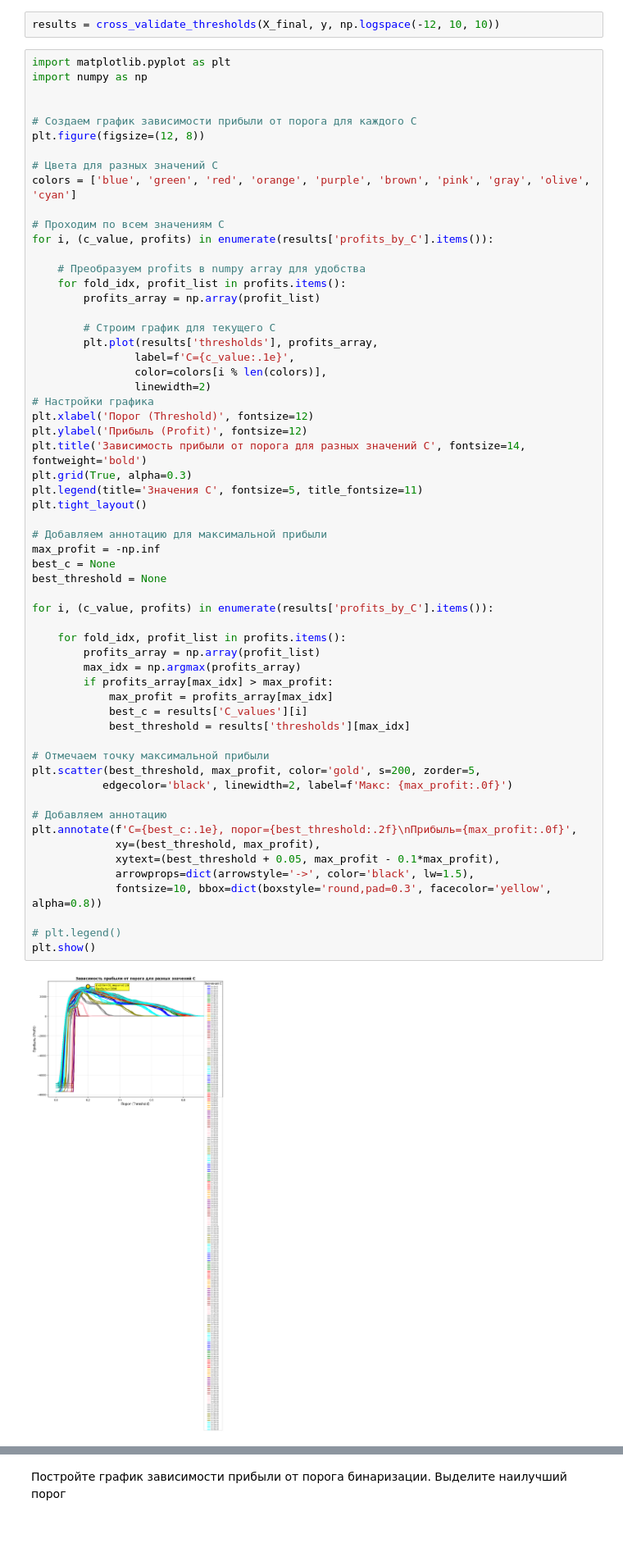
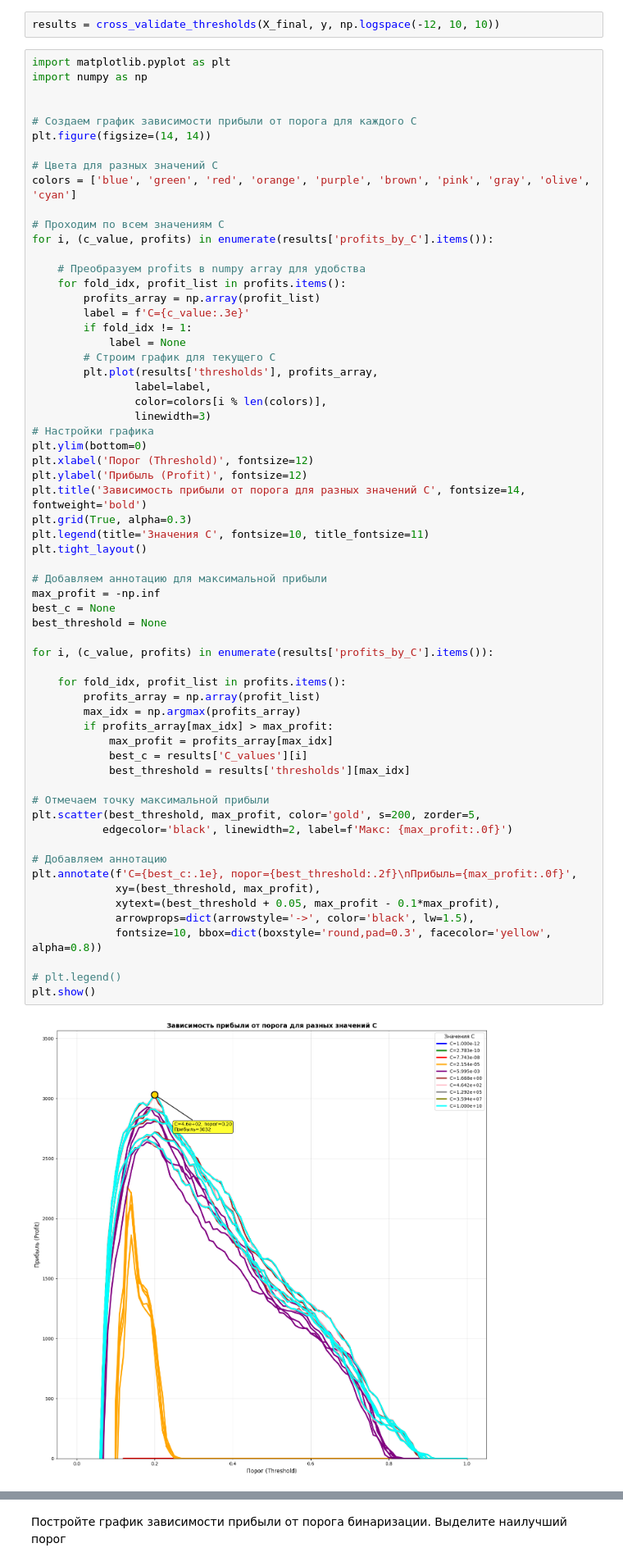
Before and after one commit to Uralbeckins/ML-Sokolov-Course, a Jupyter notebook: homework_practice_04_linclass.ipynb, the cells around one changed output, grey strips where cells are left out. Shown at 82% size. Drawn from its saved outputs; the diff is of its cells as text; blank space fills up the shorter version.

```diff
--- a/homework_practice_04_linclass.ipynb
+++ b/homework_practice_04_linclass.ipynb
@@ -1807,7 +1802,7 @@ import numpy as np
 
 
 # Создаем график зависимости прибыли от порога для каждого C
-plt.figure(figsize=(12, 8))
+plt.figure(figsize=(14, 14))
 
 # Цвета для разных значений C
 colors = ['blue', 'green', 'red', 'orange', 'purple', 'brown', 'pink', 'gray', 'olive', 'cyan']
@@ -1818,47 +1813,50 @@ for i, (c_value, profits) in enumerate(results['profits_by_C'].items()):
     # Преобразуем profits в numpy array для удобства
     for fold_idx, profit_list in profits.items():
         profits_array = np.array(profit_list)
-
+        label = f'C={c_value:.3e}'
+        if fold_idx != 1:
+            label = None
         # Строим график для текущего C
         plt.plot(results['thresholds'], profits_array,
-                label=f'C={c_value:.1e}',
+                label=label,
                 color=colors[i % len(colors)],
-                linewidth=2)
+                linewidth=3)
 # Настройки графика
+plt.ylim(bottom=0)
 plt.xlabel('Порог (Threshold)', fontsize=12)
 plt.ylabel('Прибыль (Profit)', fontsize=12)
 plt.title('Зависимость прибыли от порога для разных значений C', fontsize=14, fontweight='bold')
 plt.grid(True, alpha=0.3)
-plt.legend(title='Значения C', fontsize=5, title_fontsize=11)
+plt.legend(title='Значения C', fontsize=10, title_fontsize=11)
 plt.tight_layout()
 
 # Добавляем аннотацию для максимальной прибыли
 max_profit = -np.inf
 best_c = None
 best_threshold = None
 
 for i, (c_value, profits) in enumerate(results['profits_by_C'].items()):
 
     for fold_idx, profit_list in profits.items():
         profits_array = np.array(profit_list)
         max_idx = np.argmax(profits_array)
         if profits_array[max_idx] > max_profit:
             max_profit = profits_array[max_idx]
             best_c = results['C_values'][i]
             best_threshold = results['thresholds'][max_idx]
 
 # Отмечаем точку максимальной прибыли
 plt.scatter(best_threshold, max_profit, color='gold', s=200, zorder=5,
            edgecolor='black', linewidth=2, label=f'Макс: {max_profit:.0f}')
 
 # Добавляем аннотацию
 plt.annotate(f'C={best_c:.1e}, порог={best_threshold:.2f}\nПрибыль={max_profit:.0f}',
              xy=(best_threshold, max_profit),
              xytext=(best_threshold + 0.05, max_profit - 0.1*max_profit),
              arrowprops=dict(arrowstyle='->', color='black', lw=1.5),
              fontsize=10, bbox=dict(boxstyle='round,pad=0.3', facecolor='yellow', alpha=0.8))
 
 # plt.legend()
 plt.show()
 # %% [output]
-[figure, old version]
+[figure, new version]
```
Also changed, not shown: parts of 6 cells of this notebook.
